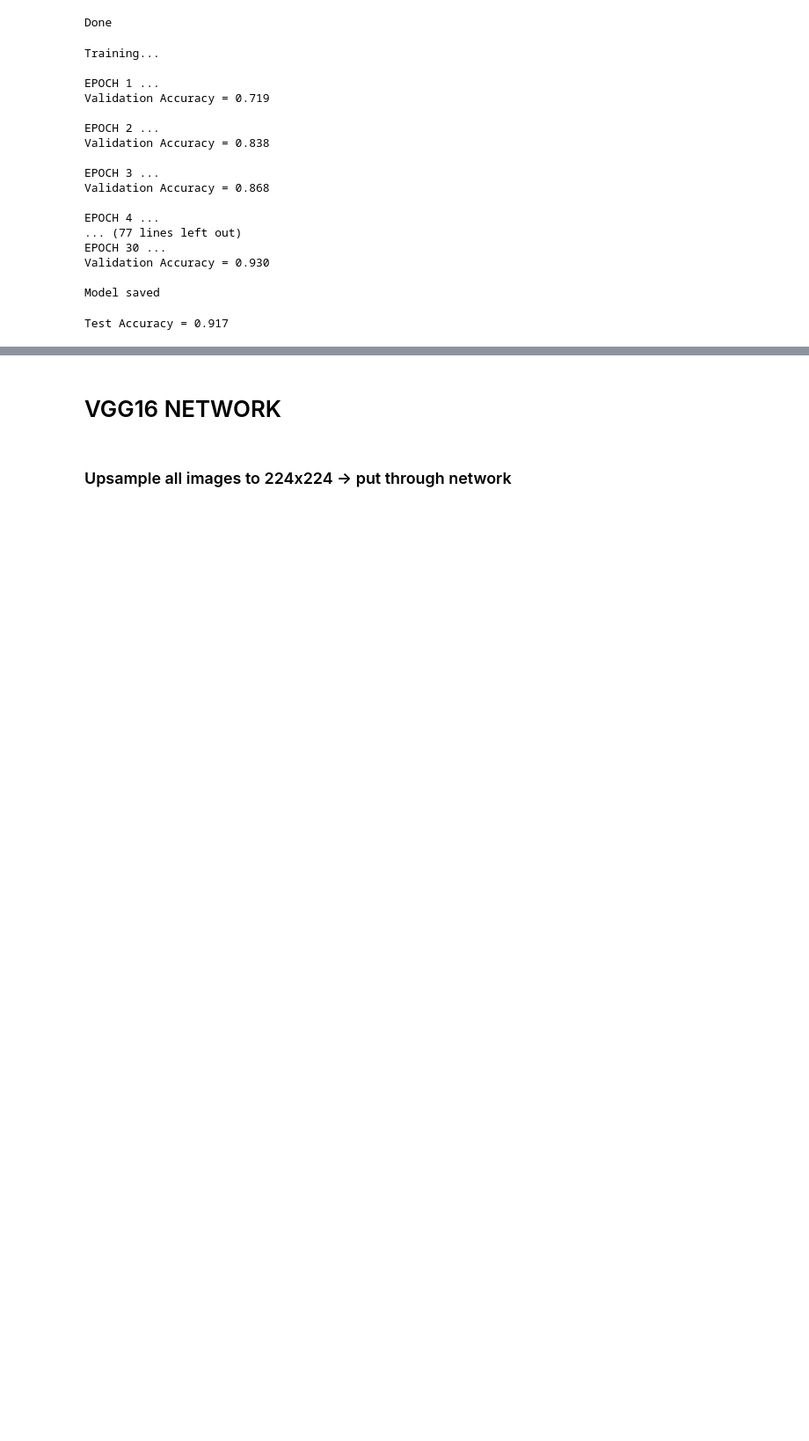
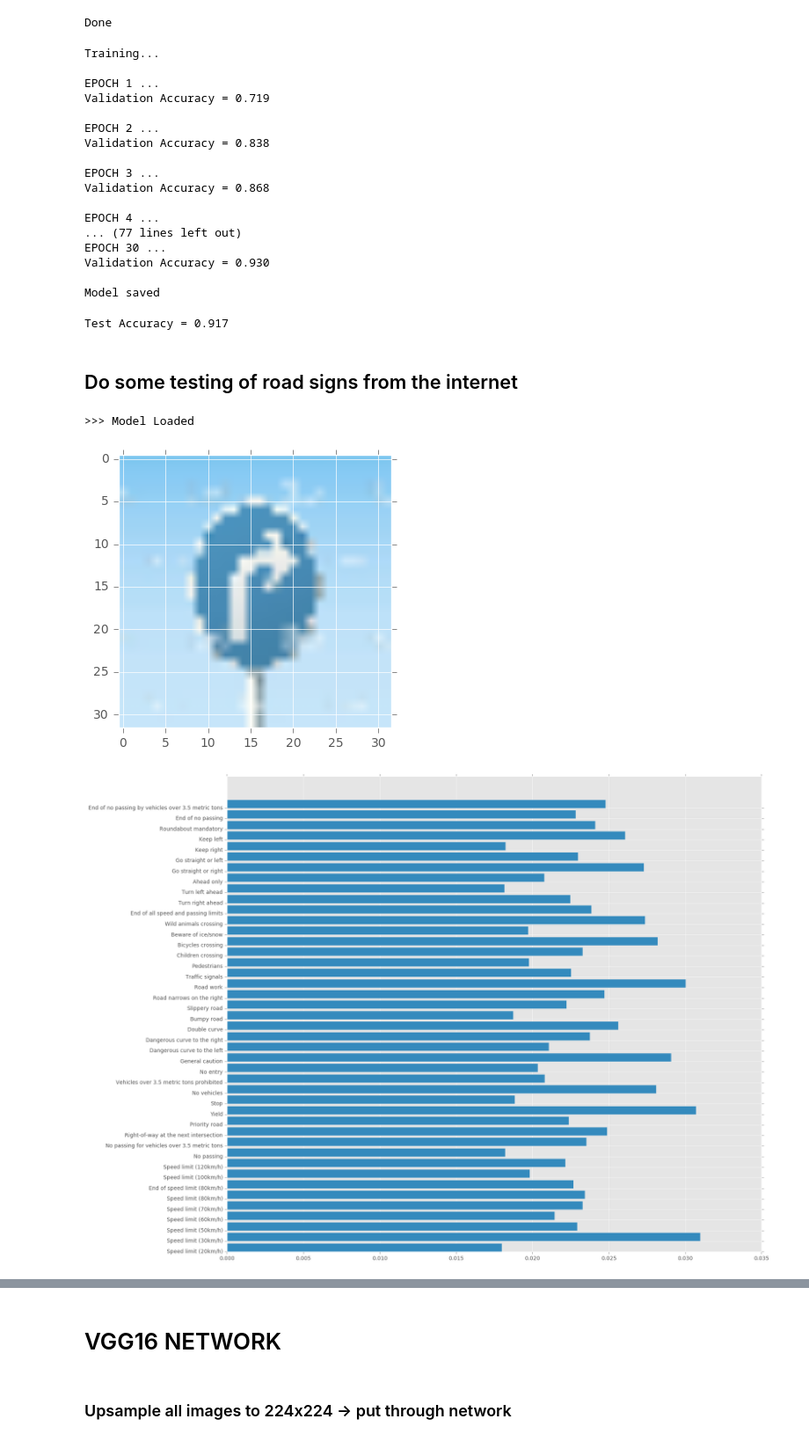
Before and after one commit to andrewszwec/proj2-traffic-sign-classifier, a Jupyter notebook: traffic_sign_classifier_conv.ipynb, the cells around one changed output, grey strips where cells are left out. Shown at 88% size. Cells and saved outputs as stored; diff of their text form; code cells hidden in the pictures; blank space fills up the shorter version.

```diff
--- a/traffic_sign_classifier_conv.ipynb
+++ b/traffic_sign_classifier_conv.ipynb
@@ -251,6 +259,7 @@ cross_entropy = tf.nn.softmax_cross_entropy_with_logits(labels=one_hot_y, logits
 loss_operation = tf.reduce_mean(cross_entropy)
 optimizer = tf.train.AdamOptimizer(learning_rate = rate)
 training_operation = optimizer.minimize(loss_operation)
+make_prediction = tf.nn.softmax(logits)
 
 print('Done')
 # %% [output]
@@ -322,3 +331,36 @@ with tf.Session() as sess:
     print("Test Accuracy = {:.3f}".format(test_accuracy))
 # %% [output]
 Test Accuracy = 0.917
+# %% [markdown]
+## Do some testing of road signs from the internet
+# %%
+import pandas as pd
+from skimage.transform import resize
+from scipy.ndimage import imread
+
+def classify_image(path):
+    test_img = imread(path)
+
+    image_resized = resize(test_img, (32, 32), mode='reflect')
+    plt.imshow(image_resized )
+    img = image_resized.reshape(1,32,32,3)
+
+    saver = tf.train.Saver()
+    with tf.Session() as sess:
+        saver.restore(sess, tf.train.latest_checkpoint('checkpoints'))
+        print(">>> Model Loaded")
+        feed = {x: img}
+        prediction = sess.run(make_prediction, feed_dict=feed).squeeze()
+
+
+    signnames = pd.read_csv('signnames.csv')
+    n_classes = 43 #len(classes)
+    fig=plt.figure(figsize=(18, 16), dpi= 80, facecolor='w', edgecolor='k')
+    plt.barh(np.arange(n_classes), prediction)
+    _ = plt.yticks(np.arange(n_classes), signnames['SignName'])
+# %%
+classify_image('turn-right.jpg')
+# %% [output]
+>>> Model Loaded
+[figure, added]
+[figure, added]
```
Also changed, not shown: parts of 20 cells of this notebook, 6 other files.
